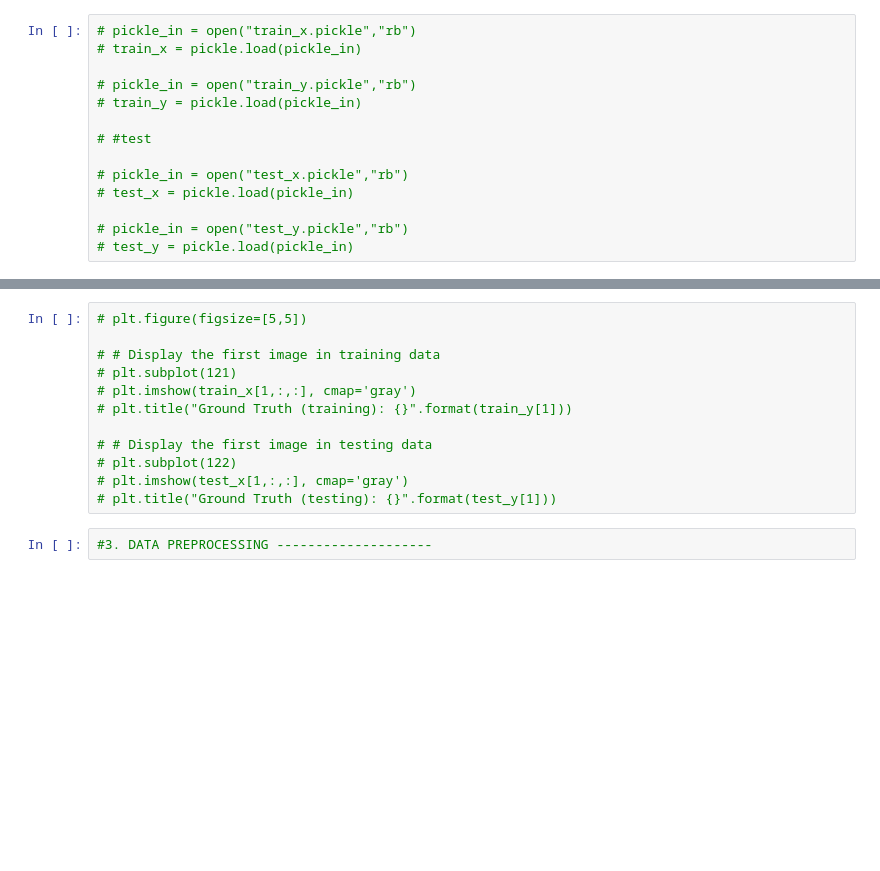
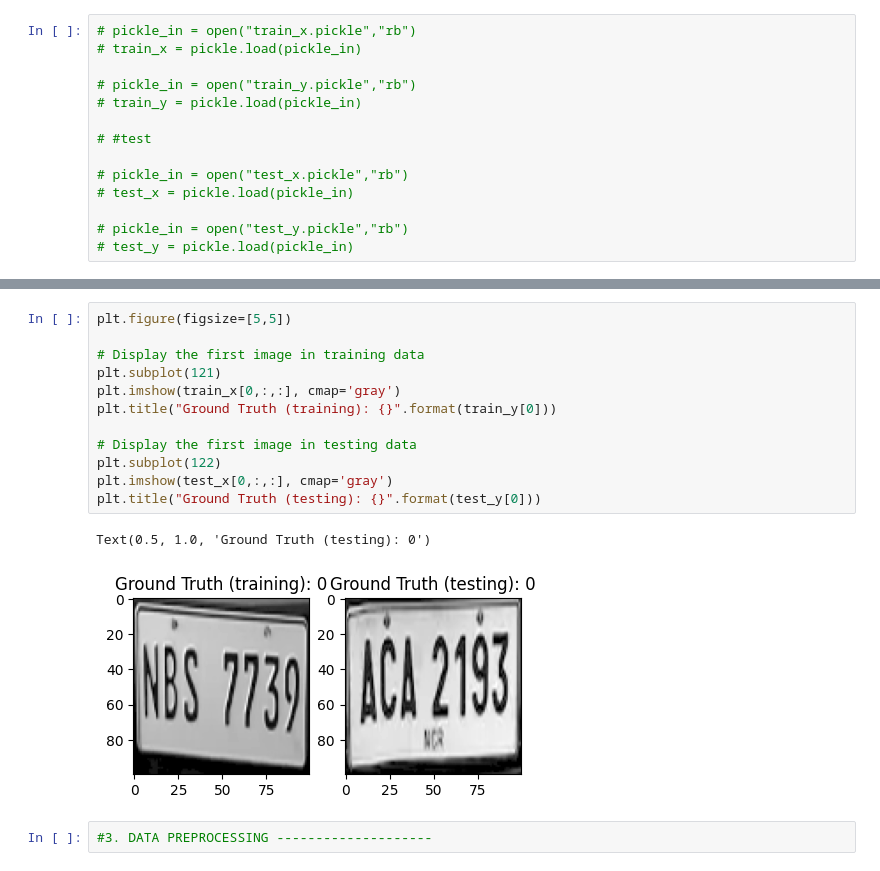
Before and after one commit to yellowish05/anpr_thesis, a Jupyter notebook: training_pnr_new_done_epochs.ipynb, the cells around one changed output, grey strips where cells are left out. Drawn from its saved outputs; the diff is of its cells as text; blank space fills up the shorter version.

```diff
--- a/training_pnr_new_done_epochs.ipynb
+++ b/training_pnr_new_done_epochs.ipynb
@@ -125,15 +135,18 @@ Output classes :  [ 0  1  2  3  4  5  6  7  8  9 10 11 12 13 14 15 16 17 18 19 2
 # %%
-# plt.figure(figsize=[5,5])
+plt.figure(figsize=[5,5])
 
-# # Display the first image in training data
-# plt.subplot(121)
-# plt.imshow(train_x[1,:,:], cmap='gray')
-# plt.title("Ground Truth (training): {}".format(train_y[1]))
+# Display the first image in training data
+plt.subplot(121)
+plt.imshow(train_x[0,:,:], cmap='gray')
+plt.title("Ground Truth (training): {}".format(train_y[0]))
 
-# # Display the first image in testing data
-# plt.subplot(122)
-# plt.imshow(test_x[1,:,:], cmap='gray')
-# plt.title("Ground Truth (testing): {}".format(test_y[1]))
+# Display the first image in testing data
+plt.subplot(122)
+plt.imshow(test_x[0,:,:], cmap='gray')
+plt.title("Ground Truth (testing): {}".format(test_y[0]))
+# %% [output]
+Text(0.5, 1.0, 'Ground Truth (testing): 0')
+[figure, added]
 # %%
 #3. DATA PREPROCESSING --------------------
 # %%
```
Also changed, not shown: parts of 20 cells of this notebook, 2 other files.
